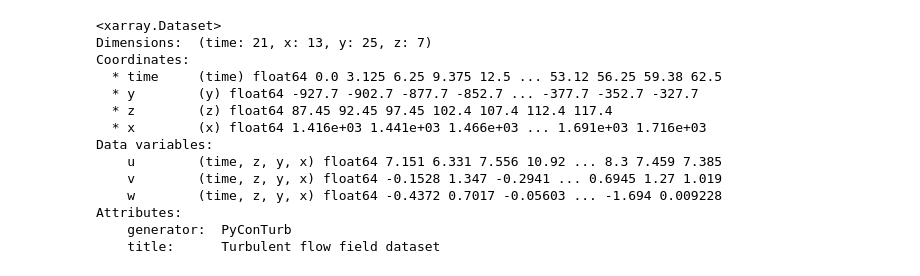
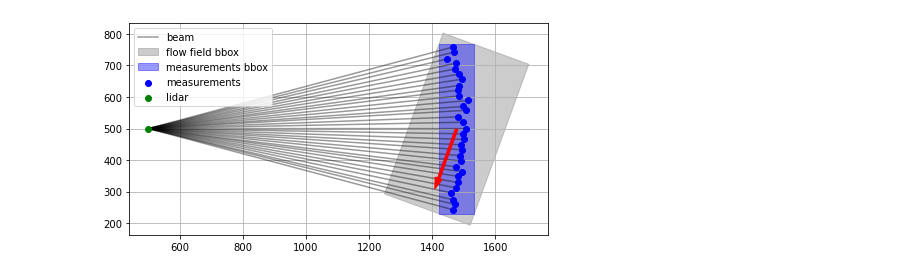
Before and after one commit to Burro7J/mocalum, a Jupyter notebook: examples/pyconturb_test.ipynb, the cells around one changed output. Saved outputs shown, nothing was run; the diff lists cells and outputs as text; code cells hidden in the pictures.

```diff
--- a/examples/pyconturb_test.ipynb
+++ b/examples/pyconturb_test.ipynb
@@ -10,58 +14,42 @@ ref_height = 100      # power law reference height
 meas_height = 100
 shear_exponent = 0.2  # power law shear exponent
 wind_speed = 8       # wind speed at referenec height
-wind_dir = 23         # wind direction
+wind_dir = 20 # wind direction
 w = 0
 
 # beam steering setup
 distance = 1000   # meter
 elevation = np.degrees(np.arcsin(meas_height / distance))
 angular_res = 1   # degree
-azimuth_mid = 45  # central azimuth angle
+azimuth_mid = 90  # central azimuth angle
 sector_size = 30  # degree
 scan_speed = 1    # degree.s^-1
 max_speed = 50    # degree.s^-1
 max_acc = 100     # degree.s^-2
 
 # Uncertainty terms
 no_sim = 10000 # number of simulations
 corr_coef = 0  # correlation coefficient
 mu = 0         # we assume no systematic uncertainty
 azim_std = 0.1 # degrees
 elev_std = 0.1 # degrees
 dis_std = 10   # meters
 rad_std = 0.1  # m.s-1  In [23]:
 
 tmp = mc.Mocalum()
-# tmp.x_res = tmp.y_res = 10
 
 tmp.set_ivap_probing(koshava_xyz, sector_size, azimuth_mid, angular_res, elevation, distance,
                     no_scans, scan_speed, max_speed,max_acc)
 
 tmp.gen_unc_contributors(corr_coef)
 
 
-tmp.x_res = tmp.y_res = 25
-tmp.z_res = 5
-tmp.turbbox_time = 100
+# tmp.x_res = tmp.y_res = 25
+# tmp.z_res = 5
+# tmp.turbbox_time = 600
 
 tmp.gen_turb_ffield(wind_speed, wind_dir, w, ref_height, shear_exponent)
+
 plot_mocalum_setup(tmp)
+# %% [output]
+[figure, added]
-# %%
-# 4D tbox
-tmp.data.ffield
-# %% [output]
-<xarray.Dataset>
-Dimensions:  (time: 21, x: 13, y: 25, z: 7)
-Coordinates:
-  * time     (time) float64 0.0 3.125 6.25 9.375 12.5 ... 53.12 56.25 59.38 62.5
-  * y        (y) float64 -927.7 -902.7 -877.7 -852.7 ... -377.7 -352.7 -327.7
-  * z        (z) float64 87.45 92.45 97.45 102.4 107.4 112.4 117.4
-  * x        (x) float64 1.416e+03 1.441e+03 1.466e+03 ... 1.691e+03 1.716e+03
-Data variables:
-    u        (time, z, y, x) float64 7.151 6.331 7.556 10.92 ... 8.3 7.459 7.385
-    v        (time, z, y, x) float64 -0.1528 1.347 -0.2941 ... 0.6945 1.27 1.019
-    w        (time, z, y, x) float64 -0.4372 0.7017 -0.05603 ... -1.694 0.009228
-Attributes:
-    generator:  PyConTurb
-    title:      Turbulent flow field dataset
```
Also changed, not shown: parts of 4 cells of this notebook, 6 other files.
